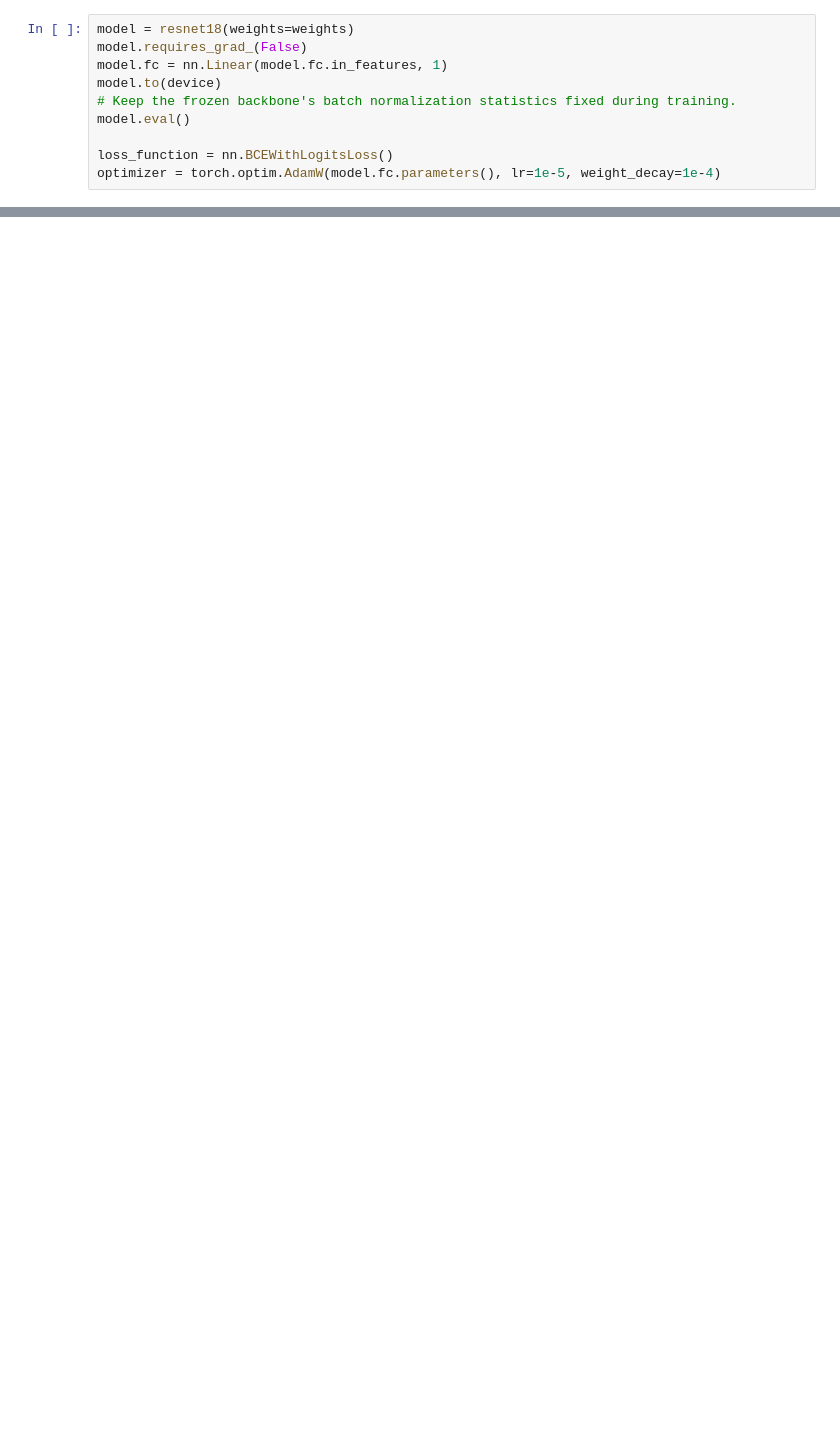
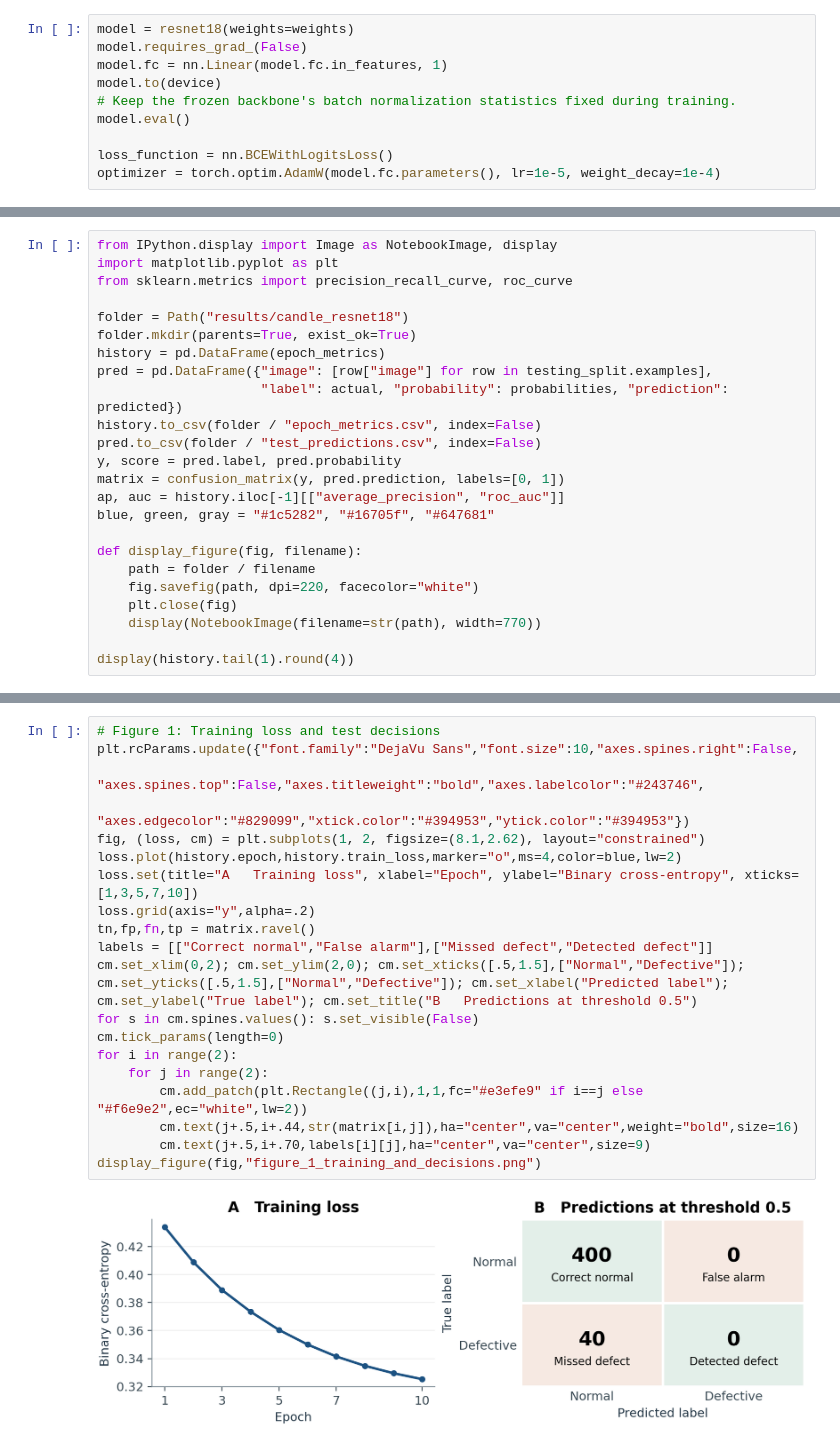
Before and after one commit to Brafied/defect-detection-active-learning, a Jupyter notebook: visa_resnet18_baseline.ipynb, the cells around one changed output, grey strips where cells are left out. Drawn from its saved outputs; the diff is of its cells as text; blank space fills up the shorter version.

Commit message:
Display pilot figures in the notebook and document the ResNet-18 results

```diff
--- a/visa_resnet18_baseline.ipynb
+++ b/visa_resnet18_baseline.ipynb
@@ -108,0 +143,24 @@ for epoch in range(epoch_count):
+# %%
+from IPython.display import Image as NotebookImage, display
+import matplotlib.pyplot as plt
+from sklearn.metrics import precision_recall_curve, roc_curve
+
+folder = Path("results/candle_resnet18")
+folder.mkdir(parents=True, exist_ok=True)
+history = pd.DataFrame(epoch_metrics)
+pred = pd.DataFrame({"image": [row["image"] for row in testing_split.examples],
+                     "label": actual, "probability": probabilities, "prediction": predicted})
+history.to_csv(folder / "epoch_metrics.csv", index=False)
+pred.to_csv(folder / "test_predictions.csv", index=False)
+y, score = pred.label, pred.probability
+matrix = confusion_matrix(y, pred.prediction, labels=[0, 1])
+ap, auc = history.iloc[-1][["average_precision", "roc_auc"]]
+blue, green, gray = "#1c5282", "#16705f", "#647681"
+
+def display_figure(fig, filename):
+    path = folder / filename
+    fig.savefig(path, dpi=220, facecolor="white")
+    plt.close(fig)
+    display(NotebookImage(filename=str(path), width=770))
+
+display(history.tail(1).round(4))
@@ -108,0 +170,22 @@ for epoch in range(epoch_count):
+# %%
+# Figure 1: Training loss and test decisions
+plt.rcParams.update({"font.family":"DejaVu Sans","font.size":10,"axes.spines.right":False,
+                     "axes.spines.top":False,"axes.titleweight":"bold","axes.labelcolor":"#243746",
+                     "axes.edgecolor":"#829099","xtick.color":"#394953","ytick.color":"#394953"})
+fig, (loss, cm) = plt.subplots(1, 2, figsize=(8.1,2.62), layout="constrained")
+loss.plot(history.epoch,history.train_loss,marker="o",ms=4,color=blue,lw=2)
+loss.set(title="A   Training loss", xlabel="Epoch", ylabel="Binary cross-entropy", xticks=[1,3,5,7,10])
+loss.grid(axis="y",alpha=.2)
+tn,fp,fn,tp = matrix.ravel()
+labels = [["Correct normal","False alarm"],["Missed defect","Detected defect"]]
+cm.set_xlim(0,2); cm.set_ylim(2,0); cm.set_xticks([.5,1.5],["Normal","Defective"]); cm.set_yticks([.5,1.5],["Normal","Defective"]); cm.set_xlabel("Predicted label"); cm.set_ylabel("True label"); cm.set_title("B   Predictions at threshold 0.5")
+for s in cm.spines.values(): s.set_visible(False)
+cm.tick_params(length=0)
+for i in range(2):
+    for j in range(2):
+        cm.add_patch(plt.Rectangle((j,i),1,1,fc="#e3efe9" if i==j else "#f6e9e2",ec="white",lw=2))
+        cm.text(j+.5,i+.44,str(matrix[i,j]),ha="center",va="center",weight="bold",size=16)
+        cm.text(j+.5,i+.70,labels[i][j],ha="center",va="center",size=9)
+display_figure(fig,"figure_1_training_and_decisions.png")
+# %% [output]
+[figure, added]
```
Also changed, not shown: parts of 11 cells of this notebook, 6 other files.
